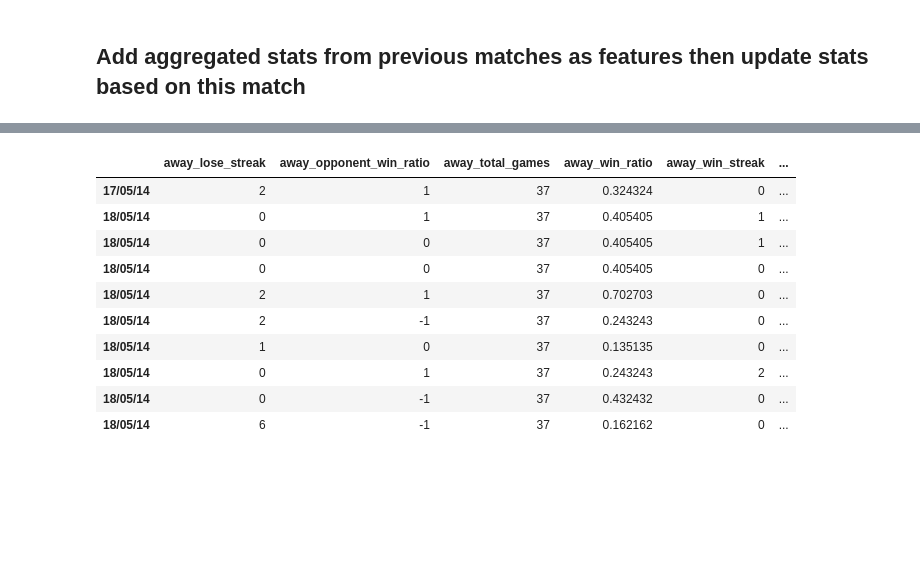
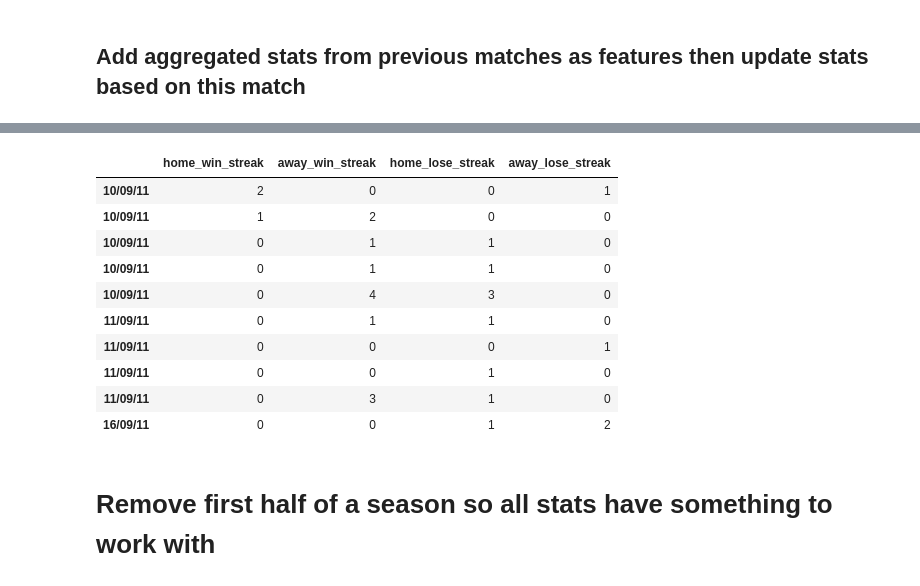
Before and after one commit to BigDataRepublic/Football_match_prediction, a Jupyter notebook: Football prediction.ipynb, the cells around one changed output, grey strips where cells are left out. Cells and saved outputs as stored; diff of their text form; code cells hidden in the pictures; blank space fills up the shorter version.

```diff
--- a/Football prediction.ipynb
+++ b/Football prediction.ipynb
@@ -28,5 +54,5 @@ data.head(1)
 # %%
-input_features = data.drop(['Div', 'HTR'],1)
+input_features = data
 # %%
 g = input_features.columns.to_series().groupby(data.dtypes).groups
 # %%
@@ -110,7 +161,9 @@ feature_names = ["win_streak",
     "total_draws",
     "win_ratio",
     "opponent_win_ratio",
-    "total_games"]
+    "total_games",
+    "goals_scored",
+    "goals_conceded"]
 
 home_results = {}
 away_results = {}
@@ -130,6 +183,11 @@ def update_results(results, stats, opponent):
     results["win_ratio"].append(stats.get_win_ratio())
     results["opponent_win_ratio"].append(stats.get_win_ratio_against_opponent(opponent))
     results["total_games"].append(stats.total_games)
+    goals_scored, goals_conceded = stats.average_goals_scored_and_conceded(3)
+    if pd.isnull(goals_scored):
+        print(stats.result_series[-3:])
+    results["goals_scored"].append(goals_scored)
+    results["goals_conceded"].append(goals_conceded)
 
     return results
 
@@ -147,27 +205,8 @@ for date, match in input_features.iterrows():
 
     #Update stats based on results of this match
     match_result = match.FTR
+    home_goals = match.FTHG
+    away_goals = match.FTAG
 
-    if match_result == 'H':
-        home_stats.update_win(away_team)
-        away_stats.update_loss(home_team)
-    elif match_result == 'A':
-        away_stats.update_win(home_team)
-        home_stats.update_loss(away_team)
-    else:
-        home_stats.update_draw(away_team)
-        away_stats.update_draw(home_team)
-
-    """if home_team == "Juventus" and away_team == "Roma":
-        print("CHECK")
-    if home_team == "Roma" and away_team == "Juventus":
-        print("CHECK")"""
-
-    """if home_team == "Juventus":
-        print("total wins: " + str(home_stats.total_wins))
-        print("total games: " + str(home_stats.total_games))
-        print("win ratio: " + str(home_stats.get_win_ratio_against_opponent(away_team)))
-    elif away_team == "Juventus":
-        print("total wins: " + str(away_stats.total_wins))
-        print("total games: " + str(away_stats.total_games))
-        print("win ratio: " + str(away_stats.get_win_ratio_against_opponent(home_team)))"""
+    home_stats.update_result(away_team,home_goals,away_goals)
+    away_stats.update_result(home_team,away_goals,home_goals)
@@ -184,18 +239,21 @@ for column_name, column  in away_results.iteritems():
 # %%
 input_features = pd.DataFrame(data=columns, index=data.index.values)
 # %%
-input_features = input_features.drop(["away_total_losses", "home_total_losses", "away_total_wins", "home_total_wins", "away_total_draws", "home_total_draws"], 1)
+#input_features = input_features.drop(["away_total_losses", "home_total_losses", "away_total_wins", "home_total_wins", "away_total_draws", "home_total_draws"], 1)
+input_features = input_features[['home_win_streak', 'away_win_streak', 'home_lose_streak', 'away_lose_streak']]
 # %%
-input_features.tail(10)
+input_features.head(10)
 # %% [output]
-|  | away_lose_streak | away_opponent_win_ratio | away_total_games | away_win_ratio | away_win_streak | ... |
-| 17/05/14 | 2 | 1 | 37 | 0.324324 | 0 | ... |
-| 18/05/14 | 0 | 1 | 37 | 0.405405 | 1 | ... |
-| 18/05/14 | 0 | 0 | 37 | 0.405405 | 1 | ... |
-| 18/05/14 | 0 | 0 | 37 | 0.405405 | 0 | ... |
-| 18/05/14 | 2 | 1 | 37 | 0.702703 | 0 | ... |
-| 18/05/14 | 2 | -1 | 37 | 0.243243 | 0 | ... |
-| 18/05/14 | 1 | 0 | 37 | 0.135135 | 0 | ... |
-| 18/05/14 | 0 | 1 | 37 | 0.243243 | 2 | ... |
-| 18/05/14 | 0 | -1 | 37 | 0.432432 | 0 | ... |
-| 18/05/14 | 6 | -1 | 37 | 0.162162 | 0 | ... |
+|  | home_win_streak | away_win_streak | home_lose_streak | away_lose_streak |
+| 10/09/11 | 2 | 0 | 0 | 1 |
+| 10/09/11 | 1 | 2 | 0 | 0 |
+| 10/09/11 | 0 | 1 | 1 | 0 |
+| 10/09/11 | 0 | 1 | 1 | 0 |
+| 10/09/11 | 0 | 4 | 3 | 0 |
+| 11/09/11 | 0 | 1 | 1 | 0 |
+| 11/09/11 | 0 | 0 | 0 | 1 |
+| 11/09/11 | 0 | 0 | 1 | 0 |
+| 11/09/11 | 0 | 3 | 1 | 0 |
+| 16/09/11 | 0 | 0 | 1 | 2 |
+# %% [markdown]
+# Remove first half of a season so all stats have something to work with
```
Also changed, not shown: parts of 45 cells of this notebook, 8 other files.
